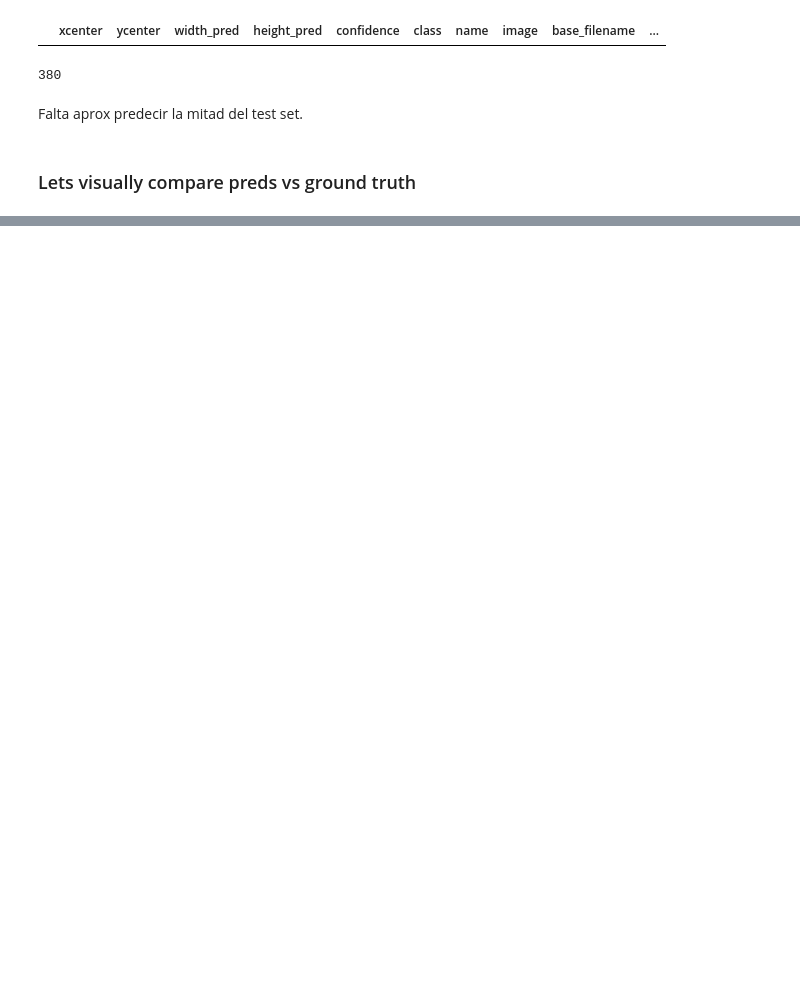
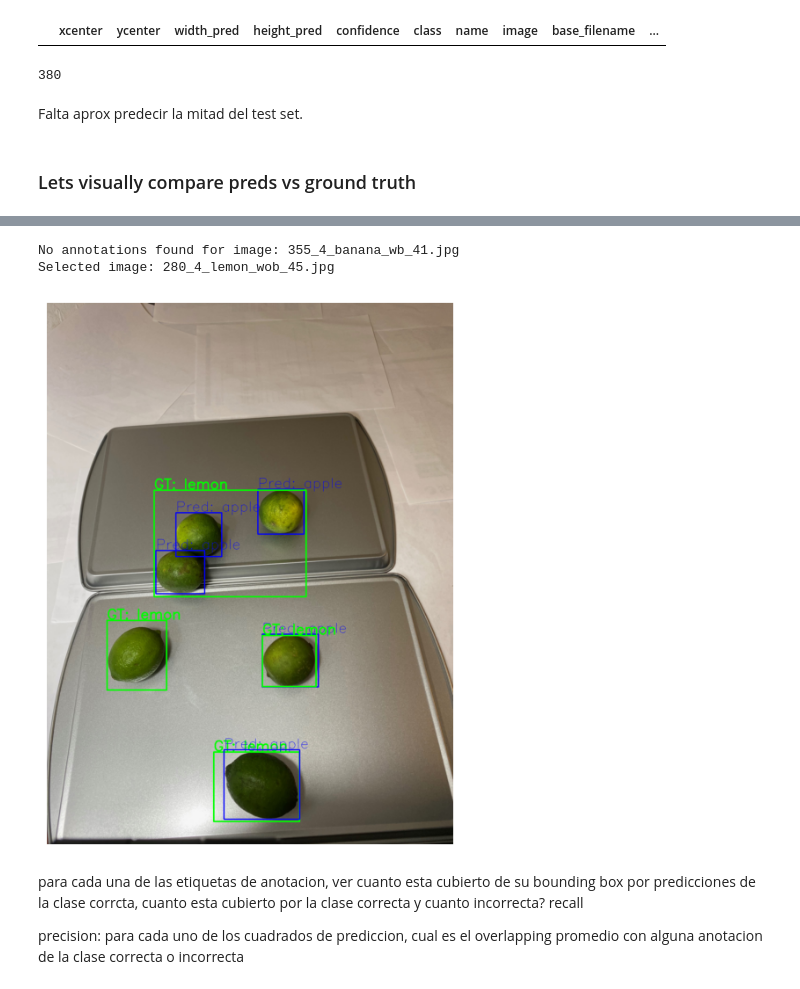
Before and after one commit to marianataglio/vision_fraud_prevention, a Jupyter notebook: visualization_preds_gt.ipynb, the cells around one changed output, grey strips where cells are left out. Drawn from its saved outputs; the diff is of its cells as text; code cells hidden in the pictures; blank space fills up the shorter version.

Commit message:
visualize

```diff
--- a/visualization_preds_gt.ipynb
+++ b/visualization_preds_gt.ipynb
@@ -102,0 +99,11 @@ Selected image: 462_5_lemon_wob_16.jpg
+# %%
+show_image_with_bbox_from_df(merged_df, test_path)
+# %% [output]
+No annotations found for image: 355_4_banana_wb_41.jpg
+Selected image: 280_4_lemon_wob_45.jpg
+[figure, added]
+# %% [markdown]
+para cada una de las etiquetas de anotacion, ver cuanto esta cubierto de su bounding box por predicciones de la clase corrcta, cuanto esta cubierto por la clase correcta  y cuanto incorrecta?
+recall
+
+precision: para cada uno de los cuadrados de prediccion, cual es el overlapping promedio con alguna anotacion de la clase correcta o incorrecta
```
Also changed, not shown: parts of 2 cells of this notebook.
